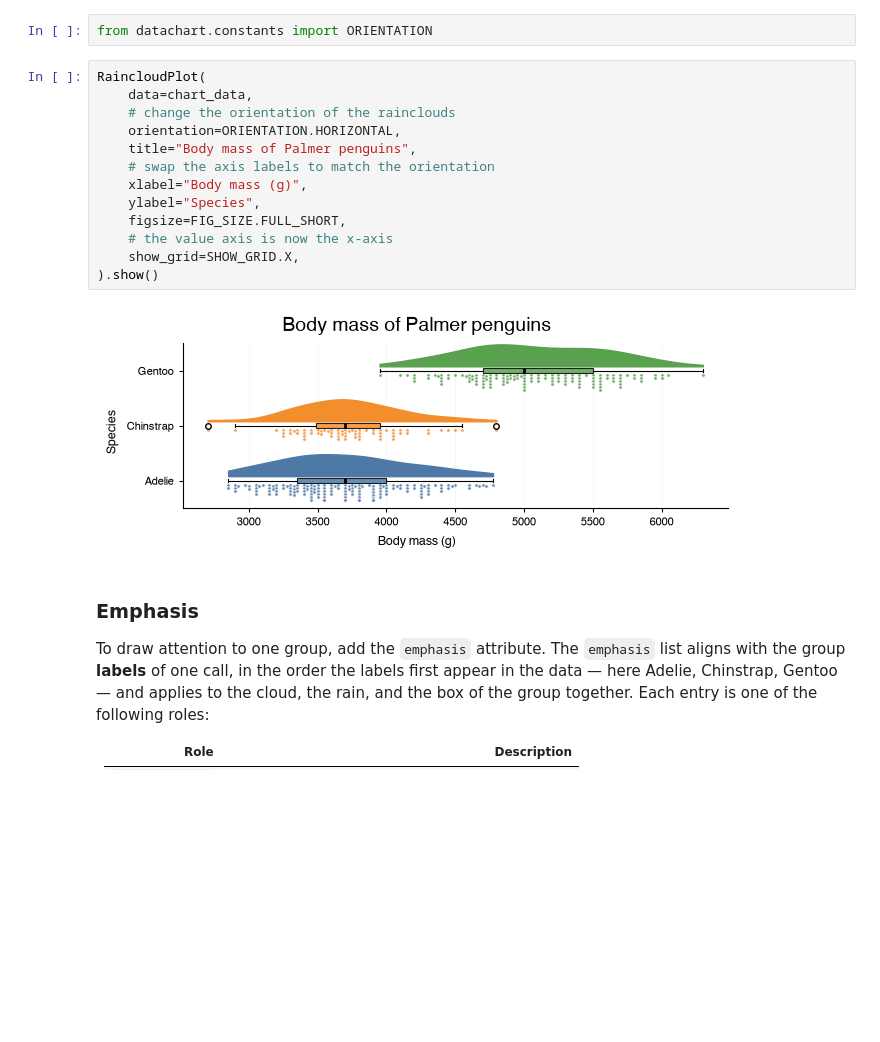
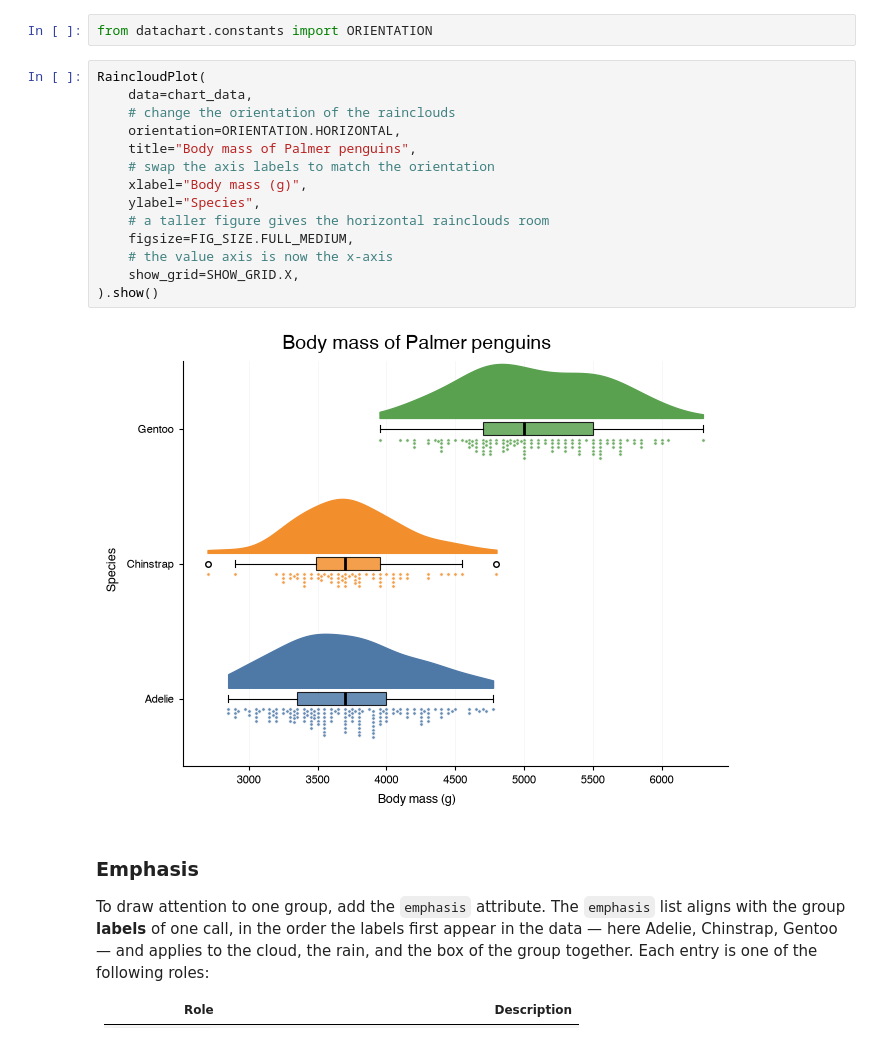
Before and after one commit to eriknovak/datachart, a Jupyter notebook: docs/how-to-guides/charts/raincloudplot.ipynb, the cells around one changed output. Saved outputs shown, nothing was run; the diff lists cells and outputs as text; blank space fills up the shorter version.

Commit message:
docs(charts): taller figure for the horizontal raincloud example

```diff
--- a/docs/how-to-guides/charts/raincloudplot.ipynb
+++ b/docs/how-to-guides/charts/raincloudplot.ipynb
@@ -387,18 +387,19 @@ from datachart.constants import ORIENTATION
 # %%
 RaincloudPlot(
     data=chart_data,
     # change the orientation of the rainclouds
     orientation=ORIENTATION.HORIZONTAL,
     title="Body mass of Palmer penguins",
     # swap the axis labels to match the orientation
     xlabel="Body mass (g)",
     ylabel="Species",
-    figsize=FIG_SIZE.FULL_SHORT,
+    # a taller figure gives the horizontal rainclouds room
+    figsize=FIG_SIZE.FULL_MEDIUM,
     # the value axis is now the x-axis
     show_grid=SHOW_GRID.X,
 ).show()
 # %% [output]
-[figure, old version]
+[figure, new version]
 # %% [markdown]
 ### Emphasis
 
```
